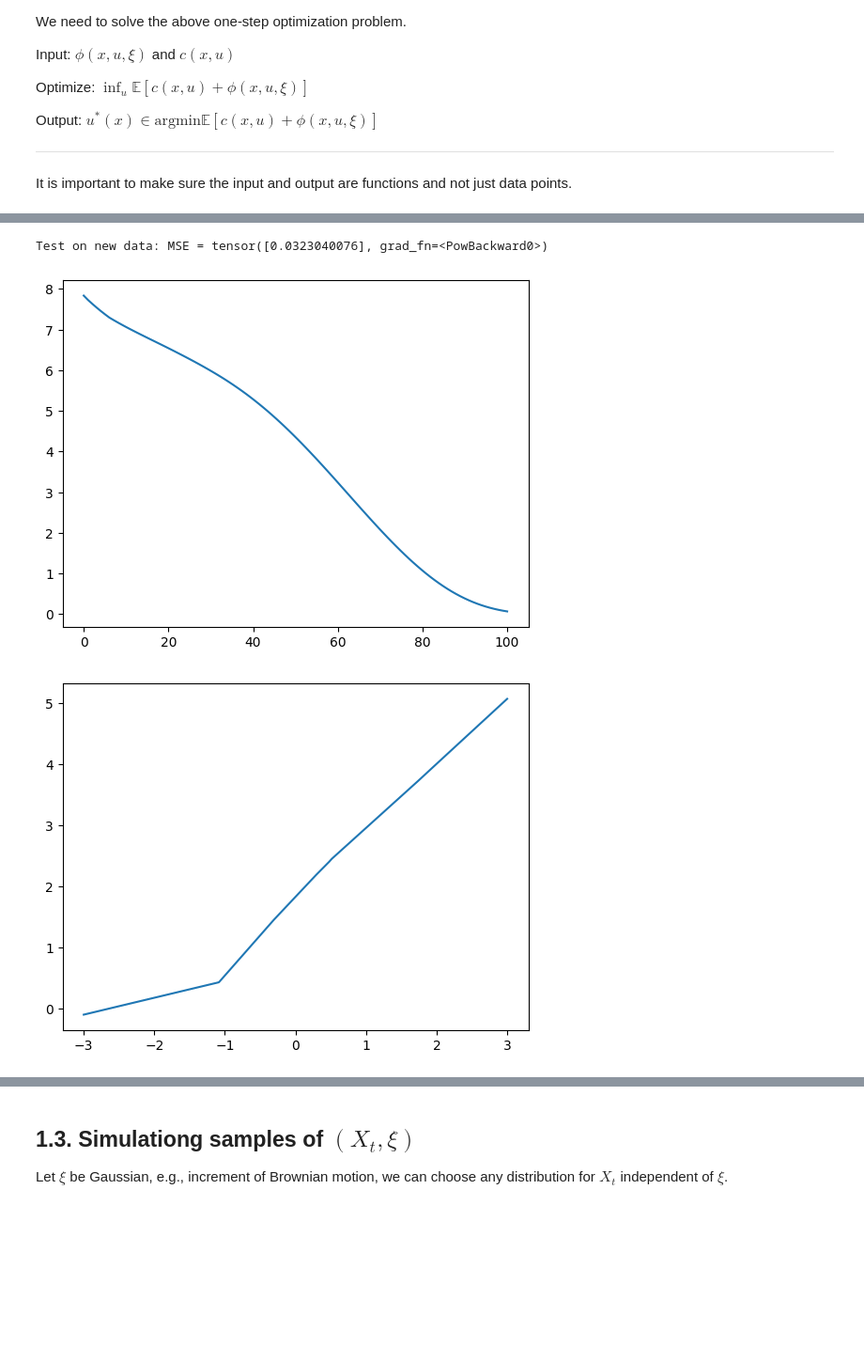
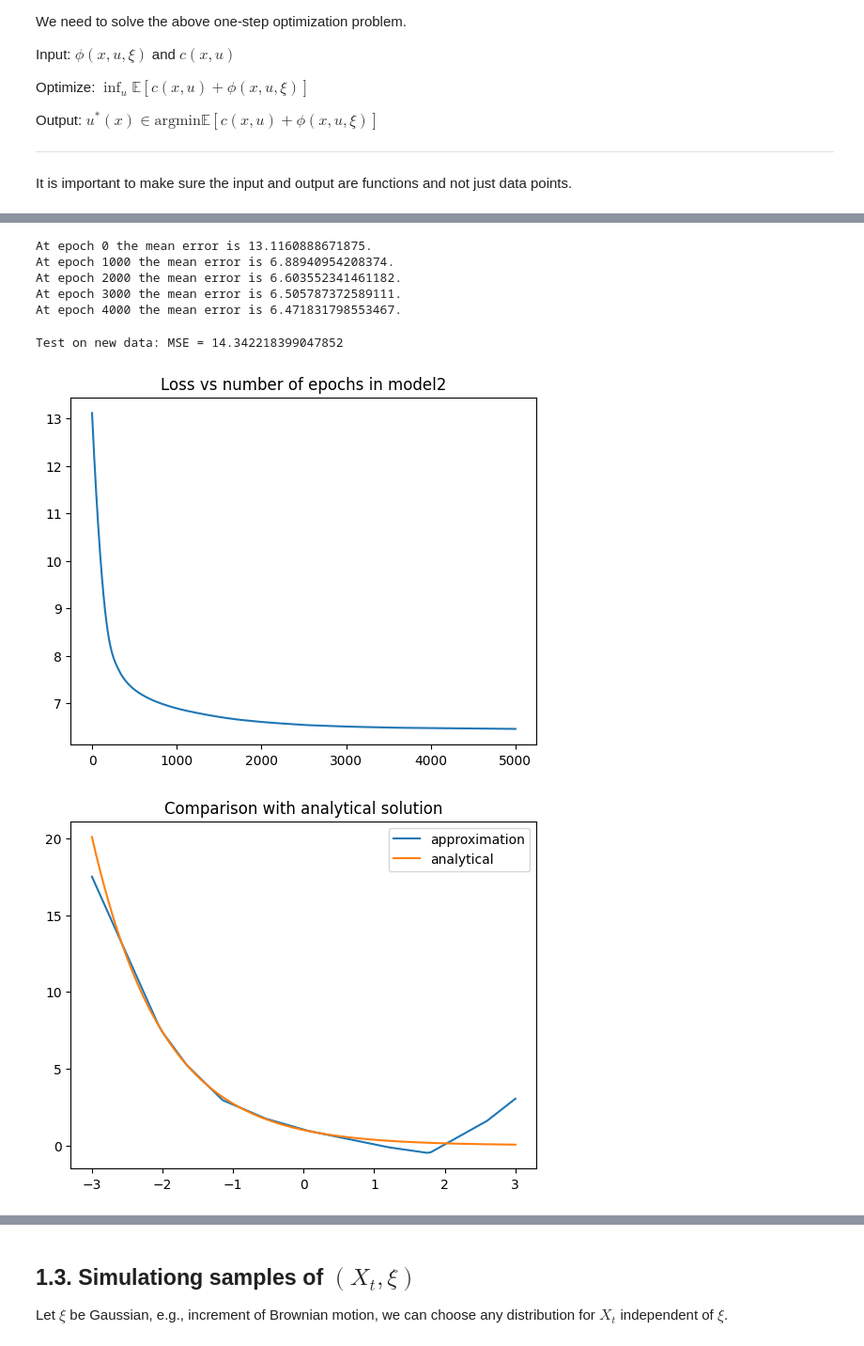
Before and after one commit to arashfahim/Stochastic_Control_FSU, a Jupyter notebook: Discrete_time_DPP.ipynb, the cells around one changed output, grey strips where cells are left out. Shown at 94% size. Drawn from its saved outputs; the diff is of its cells as text; code cells hidden in the pictures; blank space fills up the shorter version.

```diff
--- a/Discrete_time_DPP.ipynb
+++ b/Discrete_time_DPP.ipynb
@@ -2,0 +16,2 @@
+# %%
+path = r'/content/Stochastic_Control_FSU/arashfahim/Stochastic_Control_FSU/'
@@ -115,0 +172,13 @@ At epoch 90 the mean error is tensor([0.3446018994]).
+# %%
+# increase neurons
+model2= torch.nn.Sequential(
+    torch.nn.Linear(1, 16),
+    torch.nn.ReLU(),
+    # torch.nn.Linear(8, 8),
+    # torch.nn.ReLU(),
+    torch.nn.Linear(16,1)
+)
+# %%
+# create time stamp to save the result
+stamp = strftime('%Y-%m-%d %H:%M:%S', localtime())
+print(str(stamp))
@@ -115,0 +191,16 @@ At epoch 90 the mean error is tensor([0.3446018994]).
+# %%
+for epoch in range(num_epochs):
+  optimizer.zero_grad()
+  loss=loss_fun(Y,X,model2)
+  loss.backward()
+  optimizer.step()
+  loss_epoch[epoch] = loss
+  # scheduler.step()
+  if (epoch % 1000==0):
+    print("At epoch {} the mean error is {}.".format(epoch,loss.detach()))
+# %% [output]
+At epoch 0 the mean error is 13.1160888671875.
+At epoch 1000 the mean error is 6.88940954208374.
+At epoch 2000 the mean error is 6.603552341461182.
+At epoch 3000 the mean error is 6.505787372589111.
+At epoch 4000 the mean error is 6.471831798553467.
@@ -116,21 +216,27 @@ At epoch 90 the mean error is tensor([0.3446018994]).
 # %%
-Z = torch.normal(0., 1., size=(1, M))
-W = torch.exp(-X)+torch.exp(X)*torch.normal(0., 1., size=(1, M))
+Z = torch.normal(0., 1., size=(M,1))
+W = torch.exp(-X)+torch.exp(X)*torch.normal(0., 1., size=(M,1))
 torch.set_printoptions(precision=10)
 print("Test on new data: MSE = {}".format(loss_fun(W,Z,model1)))
 # %% [output]
-Test on new data: MSE = tensor([0.0323040076], grad_fn=<PowBackward0>)
+Test on new data: MSE = 14.342218399047852
 # %%
 import numpy as np
 import matplotlib.pyplot as plt
 n = np.linspace(0,num_epochs,num_epochs)
 m = loss_epoch.detach().numpy()
 plt.plot(n,m);
+plt.title("Loss vs number of epochs in model2");
+plt.savefig(path+'loss_vs_epoch_model2'+stamp+'.png');
 # %% [output]
-[figure, old version]
+[figure, new version]
 # %%
 xx = torch.linspace(-3,3,600)
-yy = model1(xx.unsqueeze(1))
-plt.plot(xx.detach().numpy(),yy.detach().numpy());
+yy = model2(xx.unsqueeze(1))
+plt.plot(xx.detach().numpy(),yy.detach().numpy(), label='approximation');
+plt.plot(xx.detach().numpy(),np.exp(-xx.detach().numpy()), label='analytical');
+plt.title("Comparison with analytical solution");
+plt.legend();
+plt.savefig(path+'test for model2'+stamp+'.png');
 # %% [output]
-[figure, old version]
+[figure, new version]
```
Also changed, not shown: parts of 25 cells of this notebook.
